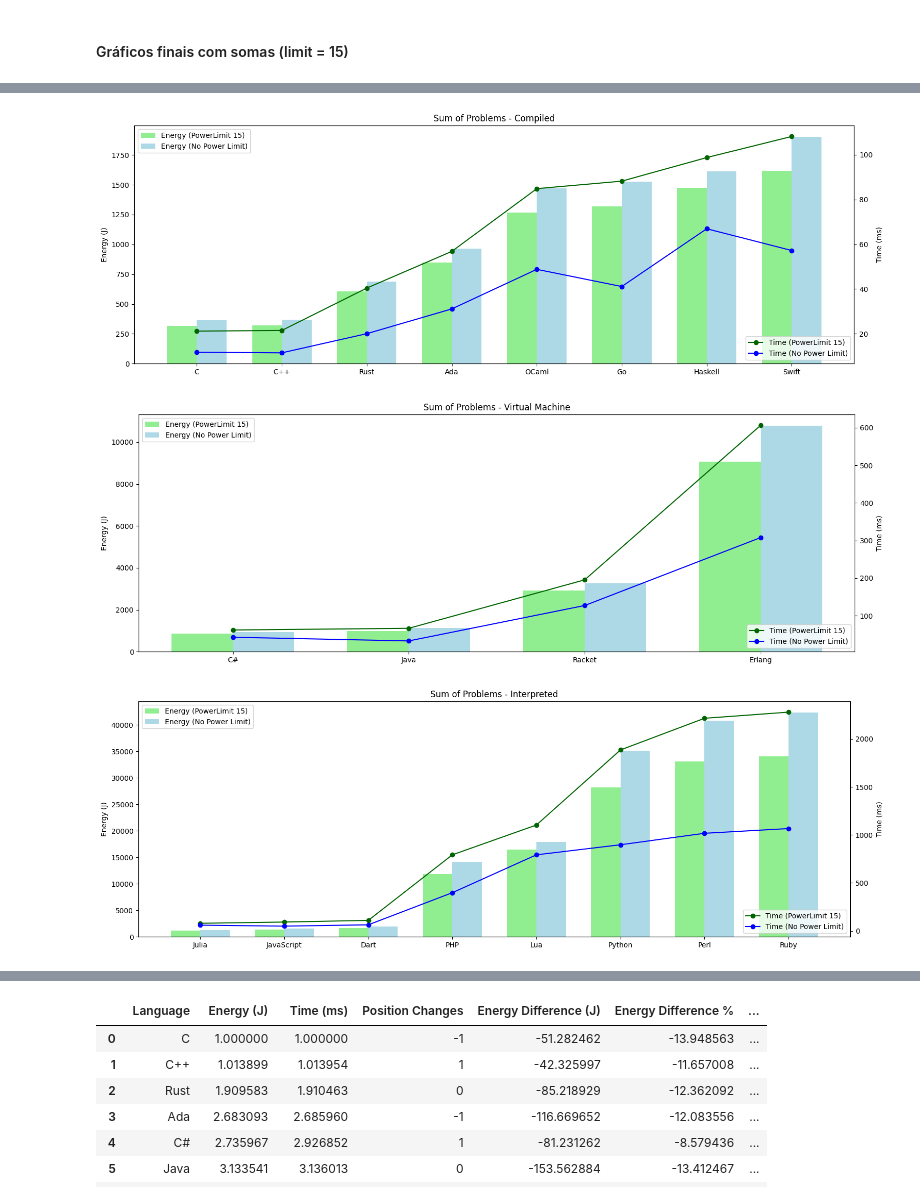
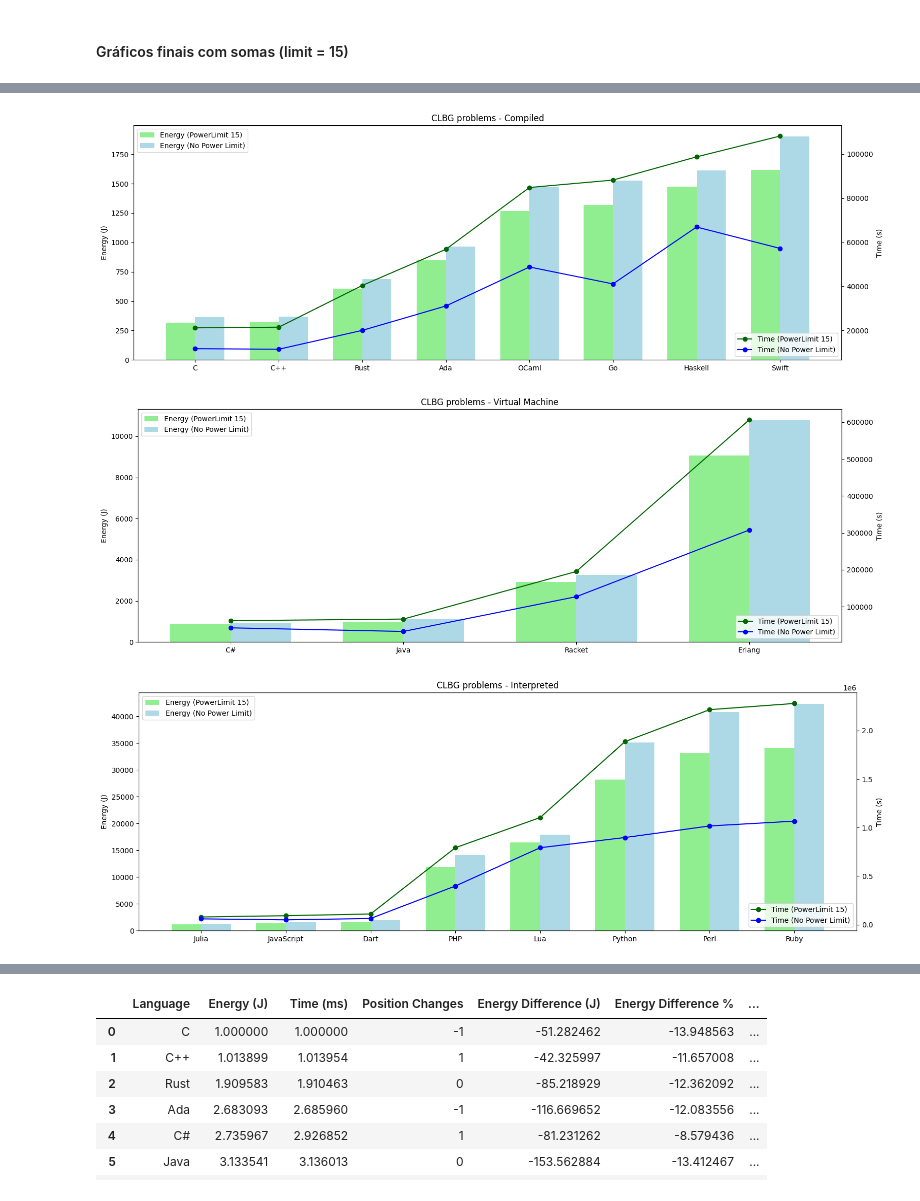
Before and after one commit to LuisMPSilva01/Energy-Languages-PowerCap, a Jupyter notebook: NoteBooks/statistics.ipynb, the cells around one changed output, grey strips where cells are left out. Drawn from its saved outputs; the diff is of its cells as text; code cells hidden in the pictures.

```diff
--- a/NoteBooks/statistics.ipynb
+++ b/NoteBooks/statistics.ipynb
@@ -11,7 +11,6 @@ import numpy as np
 file_name = '../measurements.csv'
 df = pd.read_csv(file_name, header = 0, delimiter=",", decimal=".")
 df['Language'].replace('CSharp', 'C#', inplace=True)
-df['Time'] = df['Time'] / 1000
 df.head()
 # %% [output]
 |  | Language | Program | PowerLimit | Package | Core | GPU | DRAM | Time | Temperature | Memory |
@@ -693,40 +615,40 @@ def plot_data(ax, energy_15, time_15, energy_minus_1, time_minus_1, label):
     width = 0.35
 
     ax.bar(x - width/2, energy_15['Energy (J)'], width, color='lightgreen', label='Energy (PowerLimit 15)')
     ax.bar(x + width/2, energy_minus_1['Energy (J)'], width, color='lightblue', label='Energy (No Power Limit)')
 
     ax2 = ax.twinx()
     ax2.plot(x, energy_15['Time (ms)'], color='darkgreen', marker='o', label='Time (PowerLimit 15)')
     ax2.plot(x, time_minus_1['Time (ms)'], color='blue', marker='o', label='Time (No Power Limit)')
 
     ax.set_xticks(x)
     ax.set_xticklabels(energy_15['Language'])
     ax.set_ylabel('Energy (J)')
-    ax2.set_ylabel('Time (ms)')
+    ax2.set_ylabel('Time (s)')
     ax.set_title(label)
     ax.legend(loc='upper left')
     ax2.legend(loc='lower right')  # Adjusting legend position
 
 # Create three separate figures
 fig1, ax1 = plt.subplots(figsize=(18, 6))
 fig2, ax2 = plt.subplots(figsize=(18, 6))
 fig3, ax3 = plt.subplots(figsize=(18, 6))
 
 # Plot data for Compiled
-plot_data(ax1, compiled_15_data, compiled_15_data, compiled_minus_1_data, compiled_minus_1_data, f'Sum of Problems - Compiled')
+plot_data(ax1, compiled_15_data, compiled_15_data, compiled_minus_1_data, compiled_minus_1_data, f'CLBG problems - Compiled')
 
 # Plot data for Virtual Machine
-plot_data(ax2, vm_15_data, vm_15_data, vm_minus_1_data, vm_minus_1_data, f'Sum of Problems - Virtual Machine')
+plot_data(ax2, vm_15_data, vm_15_data, vm_minus_1_data, vm_minus_1_data, f'CLBG problems - Virtual Machine')
 
 # Plot data for Interpreted
-plot_data(ax3, interpreted_15_data, interpreted_15_data, interpreted_minus_1_data, interpreted_minus_1_data, f'Sum of Problems - Interpreted')
+plot_data(ax3, interpreted_15_data, interpreted_15_data, interpreted_minus_1_data, interpreted_minus_1_data, f'CLBG problems - Interpreted')
 
 # Show the plots
 plt.show()
 # %% [output]
-[figure, old version]
+[figure, new version]
-[figure, old version]
+[figure, new version]
-[figure, old version]
+[figure, new version]
 # %%
 result_df = []
 #  Iterate over languages in the program
```
Also changed, not shown: parts of 18 cells of this notebook.
